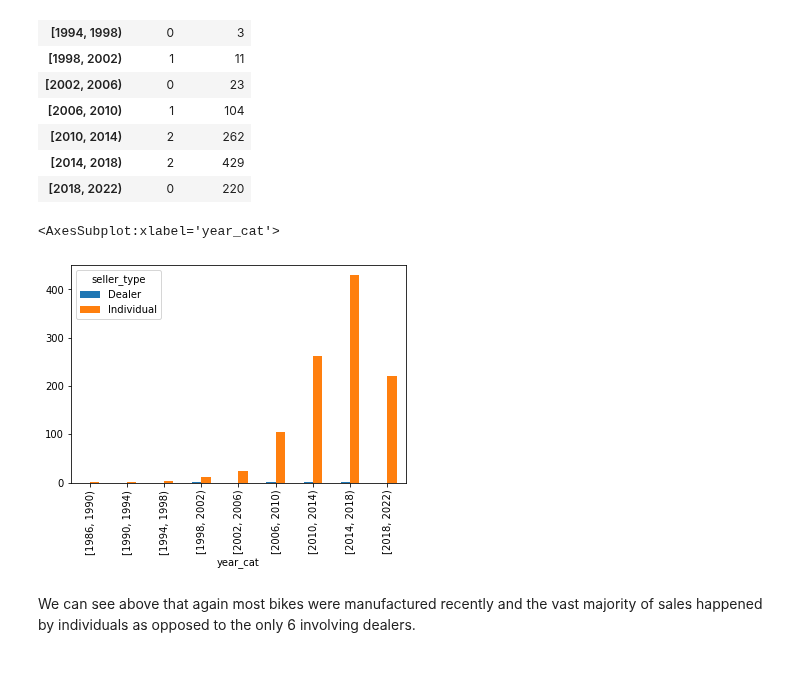
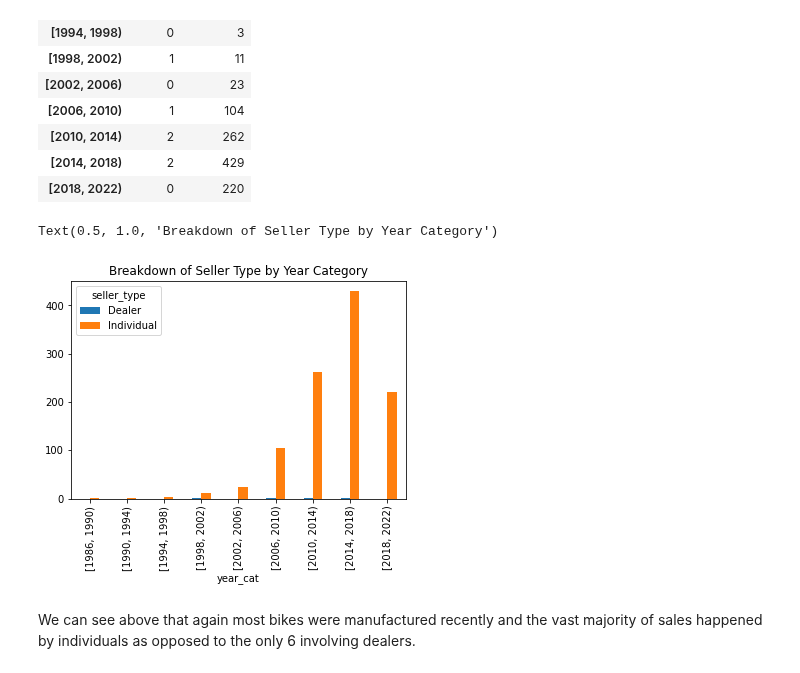
Before and after one commit to akoncsugit/ST590Project1, a Jupyter notebook: Project1.ipynb, the cells around one changed output. Cells and saved outputs as stored; diff of their text form; code cells hidden in the pictures.

Commit message:
added titles

```diff
--- a/Project1.ipynb
+++ b/Project1.ipynb
@@ -140,9 +141,10 @@ year_seller
 | [2018, 2022) | 0 | 220 |
 # %%
 year_seller.plot.bar()
+plt.title("Breakdown of Seller Type by Year Category")
 # %% [output]
-<AxesSubplot:xlabel='year_cat'>
+Text(0.5, 1.0, 'Breakdown of Seller Type by Year Category')
-[figure, old version]
+[figure, new version]
 # %% [markdown]
 We can see above that again most bikes were manufactured recently and the vast majority of sales happened by individuals as opposed to the only 6 involving dealers.
 # %%
```
Also changed, not shown: parts of 1 cell of this notebook.
